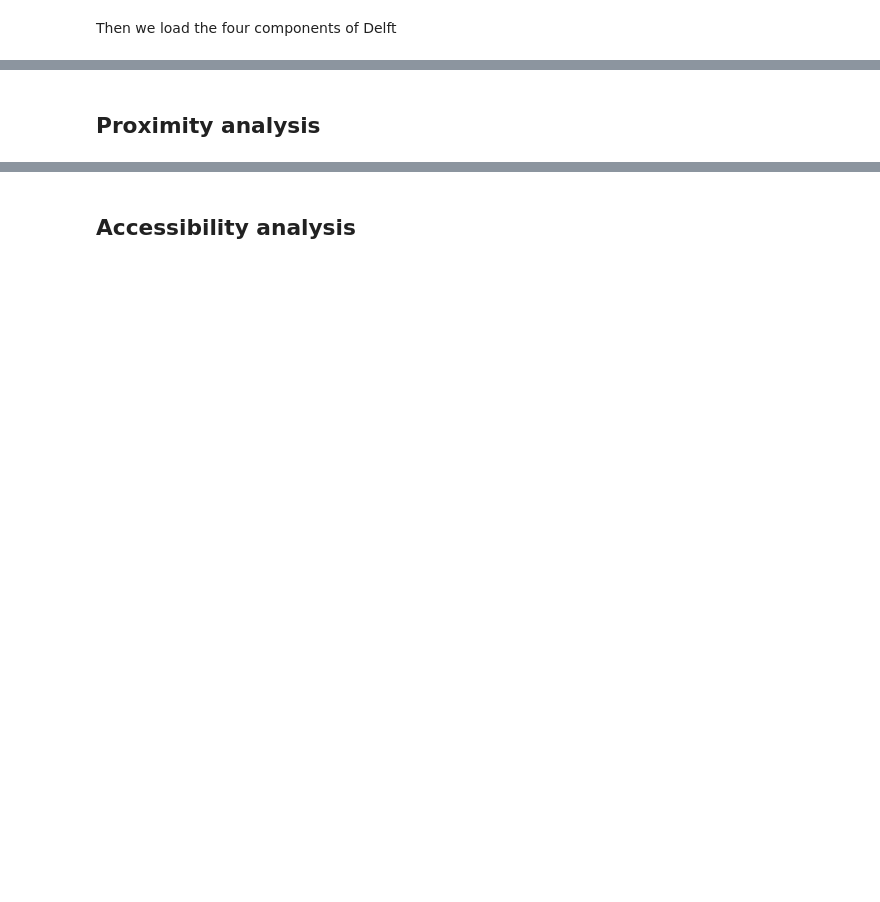
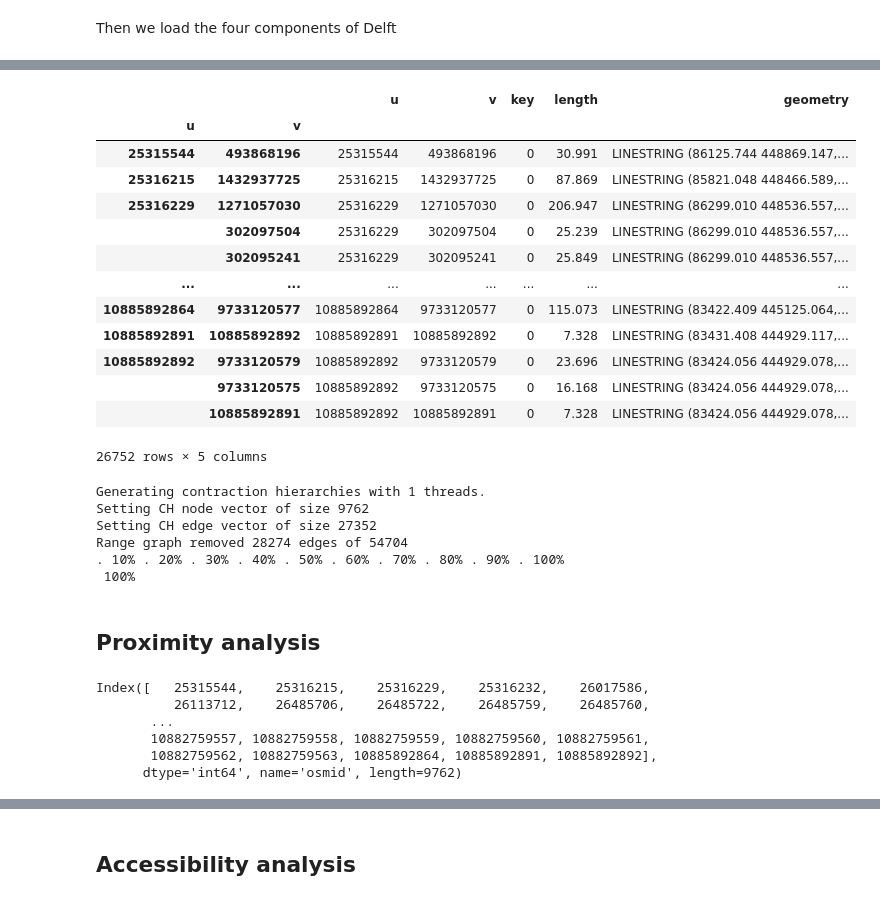
Before and after one commit to RS-DAT/2023-05-22-scalable-GIS, a Jupyter notebook: notebooks/01-accessibility-analysis-one-city.ipynb, the cells around one changed output, grey strips where cells are left out. Drawn from its saved outputs; the diff is of its cells as text; code cells hidden in the pictures; blank space fills up the shorter version.

```diff
--- a/notebooks/01-accessibility-analysis-one-city.ipynb
+++ b/notebooks/01-accessibility-analysis-one-city.ipynb
@@ -22,7 +22,7 @@ We will load data from the following path on Spider: `/project/stursdat/Data/Sca
 # %%
 from pathlib import Path
 
-data_folder =
+data_folder = Path("data")
 # %% [markdown]
 In the `data_9_cities` folder, there are 9 folders for 9 Dutch cities. Within each city folder, there are `.shp` files for four componets of that city:
 
@@ -50,2 +74,6 @@ p_buildings = data_folder / city / "buildings_{}.shp".format(city)
 # %%
 # load data with GeoPandas
+nodes = gpd.read_file(p_nodes)
+edges = gpd.read_file(p_edges)
+parks = gpd.read_file(p_parks)
+buildings = gpd.read_file(p_buildings)
@@ -52,2 +112,4 @@ p_buildings = data_folder / city / "buildings_{}.shp".format(city)
 # %%
 # Set indexes for nodes and edges
+nodes = nodes.set_index("osmid", drop=False)
+edges = edges.set_index(["u", "v"], drop=False)
@@ -54,12 +133,36 @@ p_buildings = data_folder / city / "buildings_{}.shp".format(city)
+# %%
+edges
+# %% [output]
+|  |  | u | v | key | length | geometry |
+| u | v |  |  |  |  |  |
+| 25315544 | 493868196 | 25315544 | 493868196 | 0 | 30.991 | LINESTRING (86125.744 448869.147,... |
+| 25316215 | 1432937725 | 25316215 | 1432937725 | 0 | 87.869 | LINESTRING (85821.048 448466.589,... |
+| 25316229 | 1271057030 | 25316229 | 1271057030 | 0 | 206.947 | LINESTRING (86299.010 448536.557,... |
+|  | 302097504 | 25316229 | 302097504 | 0 | 25.239 | LINESTRING (86299.010 448536.557,... |
+|  | 302095241 | 25316229 | 302095241 | 0 | 25.849 | LINESTRING (86299.010 448536.557,... |
+| ... | ... | ... | ... | ... | ... | ... |
+| 10885892864 | 9733120577 | 10885892864 | 9733120577 | 0 | 115.073 | LINESTRING (83422.409 445125.064,... |
+| 10885892891 | 10885892892 | 10885892891 | 10885892892 | 0 | 7.328 | LINESTRING (83431.408 444929.117,... |
+| 10885892892 | 9733120579 | 10885892892 | 9733120579 | 0 | 23.696 | LINESTRING (83424.056 444929.078,... |
+|  | 9733120575 | 10885892892 | 9733120575 | 0 | 16.168 | LINESTRING (83424.056 444929.078,... |
+|  | 10885892891 | 10885892892 | 10885892891 | 0 | 7.328 | LINESTRING (83424.056 444929.078,... |
+26752 rows × 5 columns
 # %%
 # setup a network
 network = pandana.Network(
-    node_x=,
-    node_y=,
-    edge_from=,
-    edge_to=,
-    edge_weights=,
+    node_x=nodes["x"],
+    node_y=nodes["y"],
+    edge_from=edges["u"],
+    edge_to=edges["v"],
+    edge_weights=edges[["length"]],
 )
+# %% [output]
+Generating contraction hierarchies with 1 threads.
+Setting CH node vector of size 9762
+Setting CH edge vector of size 27352
+Range graph removed 28274 edges of 54704
+. 10% . 20% . 30% . 40% . 50% . 60% . 70% . 80% . 90% . 100%
+ 100%
 # %% [markdown]
 ## Proximity analysis
 # %%
@@ -80,2 +183,11 @@ proximity = network.nearest_pois(
     include_poi_ids=False
 )
+# %%
+network.node_ids
+# %% [output]
+Index([   25315544,    25316215,    25316229,    25316232,    26017586,
+          26113712,    26485706,    26485722,    26485759,    26485760,
+       ...
+       10882759557, 10882759558, 10882759559, 10882759560, 10882759561,
+       10882759562, 10882759563, 10885892864, 10885892891, 10885892892],
+      dtype='int64', name='osmid', length=9762)
```
Also changed, not shown: parts of 13 cells of this notebook.
